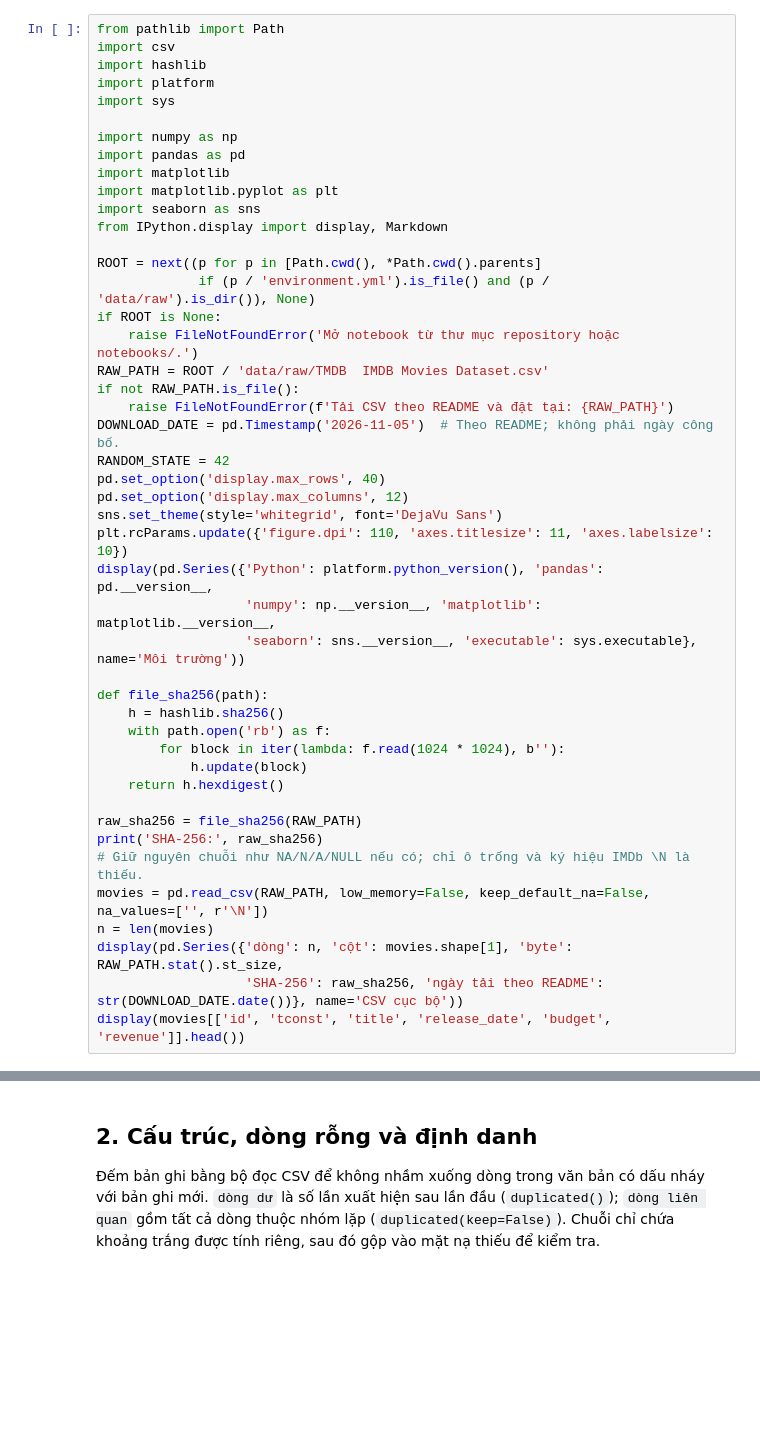
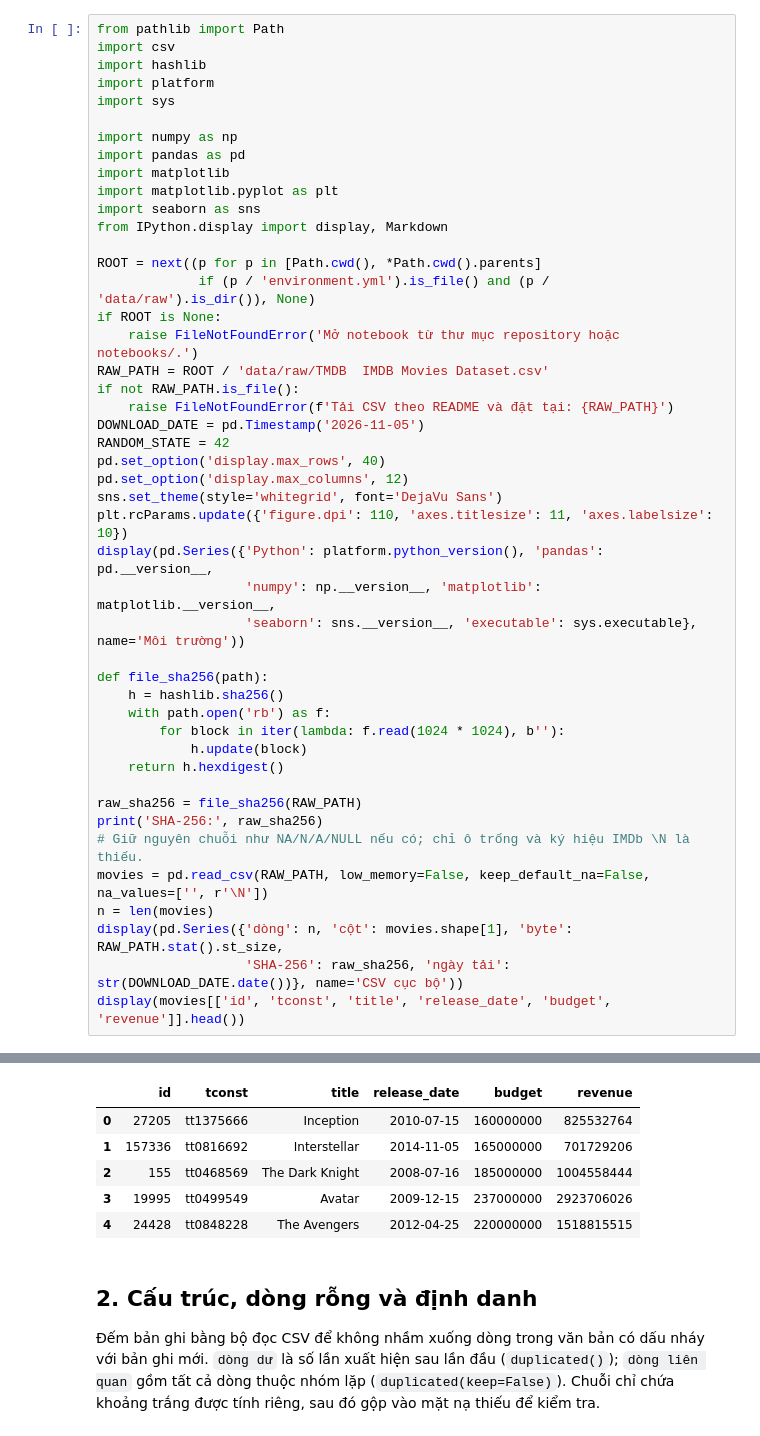
Before and after one commit to tranthuankhang/Movies-Dataset, a Jupyter notebook: notebooks/01_collection_exploration.ipynb, the cells around one changed output, grey strips where cells are left out. Saved outputs shown, nothing was run; the diff lists cells and outputs as text; blank space fills up the shorter version.

```diff
--- a/notebooks/01_collection_exploration.ipynb
+++ b/notebooks/01_collection_exploration.ipynb
@@ -63,7 +70,7 @@ if ROOT is None:
 RAW_PATH = ROOT / 'data/raw/TMDB  IMDB Movies Dataset.csv'
 if not RAW_PATH.is_file():
     raise FileNotFoundError(f'Tải CSV theo README và đặt tại: {RAW_PATH}')
-DOWNLOAD_DATE = pd.Timestamp('2026-11-05')  # Theo README; không phải ngày công bố.
+DOWNLOAD_DATE = pd.Timestamp('2026-11-05')
 RANDOM_STATE = 42
 pd.set_option('display.max_rows', 40)
 pd.set_option('display.max_columns', 12)
@@ -86,5 +93,6 @@ print('SHA-256:', raw_sha256)
 movies = pd.read_csv(RAW_PATH, low_memory=False, keep_default_na=False, na_values=['', r'\N'])
 n = len(movies)
 display(pd.Series({'dòng': n, 'cột': movies.shape[1], 'byte': RAW_PATH.stat().st_size,
-                   'SHA-256': raw_sha256, 'ngày tải theo README': str(DOWNLOAD_DATE.date())}, name='CSV cục bộ'))
+                   'SHA-256': raw_sha256, 'ngày tải': str(DOWNLOAD_DATE.date())}, name='CSV cục bộ'))
 display(movies[['id', 'tconst', 'title', 'release_date', 'budget', 'revenue']].head())
+# %% [output]
@@ -91,3 +113,9 @@ display(movies[['id', 'tconst', 'title', 'release_date', 'budget', 'revenue']].h
+|  | id | tconst | title | release_date | budget | revenue |
+| 0 | 27205 | tt1375666 | Inception | 2010-07-15 | 160000000 | 825532764 |
+| 1 | 157336 | tt0816692 | Interstellar | 2014-11-05 | 165000000 | 701729206 |
+| 2 | 155 | tt0468569 | The Dark Knight | 2008-07-16 | 185000000 | 1004558444 |
+| 3 | 19995 | tt0499549 | Avatar | 2009-12-15 | 237000000 | 2923706026 |
+| 4 | 24428 | tt0848228 | The Avengers | 2012-04-25 | 220000000 | 1518815515 |
 # %% [markdown]
 ## 2. Cấu trúc, dòng rỗng và định danh
 
```
Also changed, not shown: parts of 15 cells of this notebook, 1 other file.
